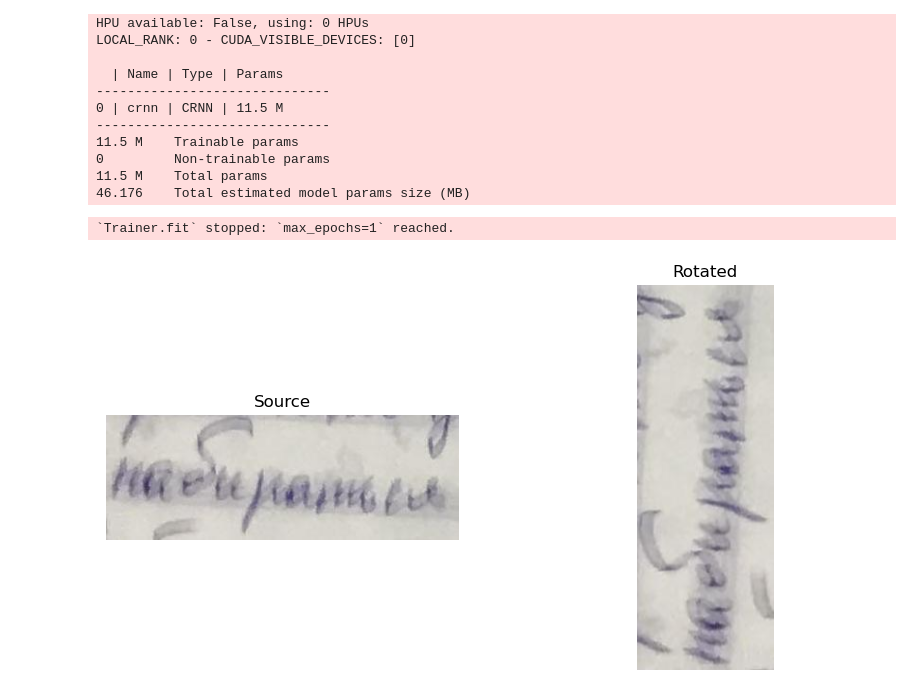
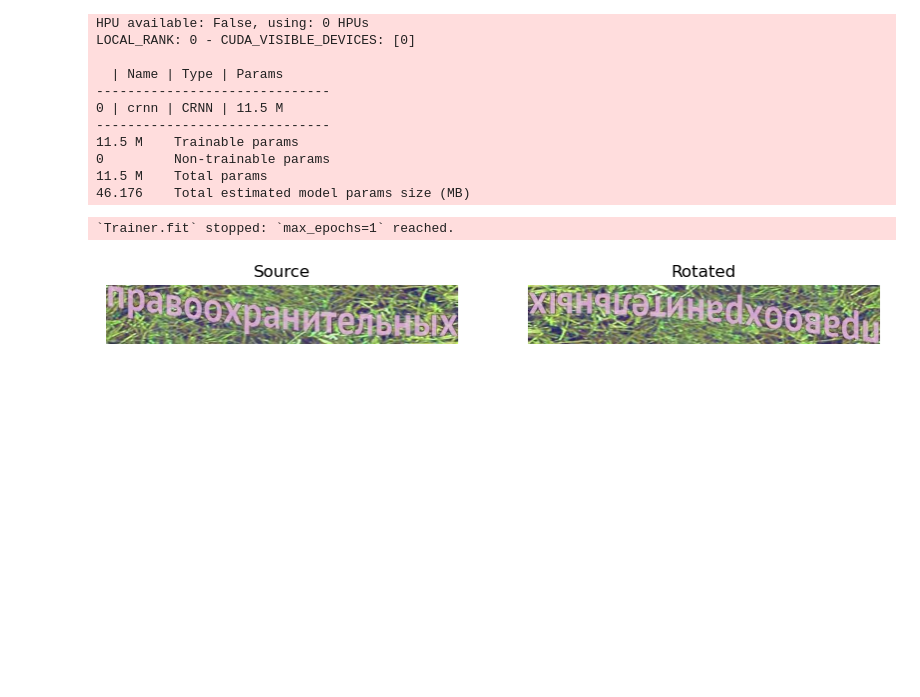
Before and after one commit to hadzhykhanov/cv_contest, a Jupyter notebook: notebooks/OCR.ipynb, the cells around one changed output. Drawn from its saved outputs; the diff is of its cells as text; code cells hidden in the pictures; blank space fills up the shorter version.

```diff
--- a/notebooks/OCR.ipynb
+++ b/notebooks/OCR.ipynb
@@ -559,7 +559,7 @@ import matplotlib.pyplot as plt
 import numpy as np
 
 # Загрузка изображения
-path = r"/Users/vladislavgadzihanov/PycharmProjects/cv_contest/data/vk_made_ocr/train/train/166.jpg"
+path = r"/Users/vladislavgadzihanov/Desktop/all_ocr_dataset_classic/Vlad_738.jpg"
 
 def rotate_image(image, angle):
     (h, w) = image.shape[:2]
@@ -583,32 +583,32 @@ def rotate_image(image, angle):
 
     rotated = cv2.warpAffine(image, M, (nW, nH),
                              borderMode=cv2.INTER_LINEAR,
                              borderValue=tuple(border_color.tolist())
                             )
     return rotated
 
 # Загрузка изображения
 img = cv2.imread(path)
 
 # Задание угла поворота
-alpha = 90  # Например, угол поворота 45 градусов
+alpha = 180  # Например, угол поворота 45 градусов
 
 # Выполнение операции поворота
 rotated = rotate_image(img, alpha)
 
 # Визуализация
 fig, axs = plt.subplots(1, 2, figsize=(10, 5))
 
 # Отображение исходного изображения
 axs[0].imshow(cv2.cvtColor(img, cv2.COLOR_BGR2RGB))
 axs[0].set_title('Source')
 axs[0].axis('off')
 
 # Отображение повернутого изображения
 axs[1].imshow(cv2.cvtColor(rotated, cv2.COLOR_BGR2RGB))
 axs[1].set_title('Rotated')
 axs[1].axis('off')
 
 plt.show()
 # %% [output]
-[figure, old version]
+[figure, new version]
```
Also changed, not shown: 2 other files.
